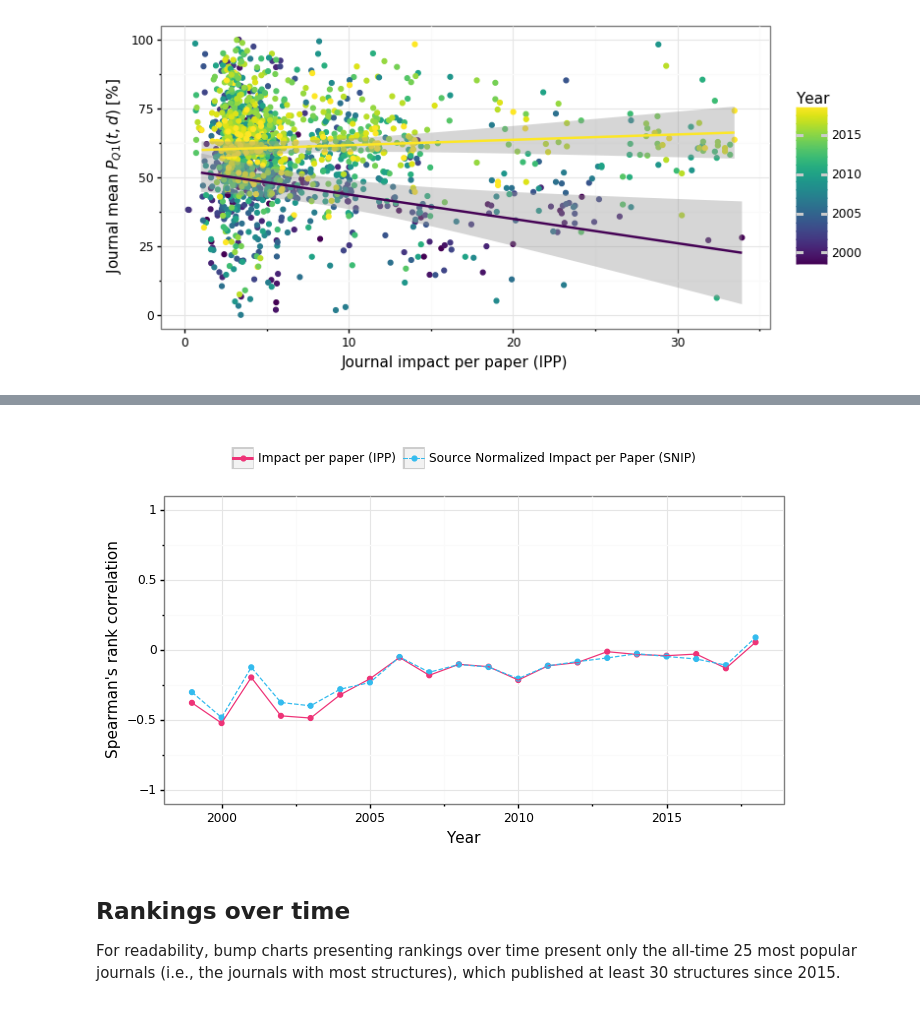
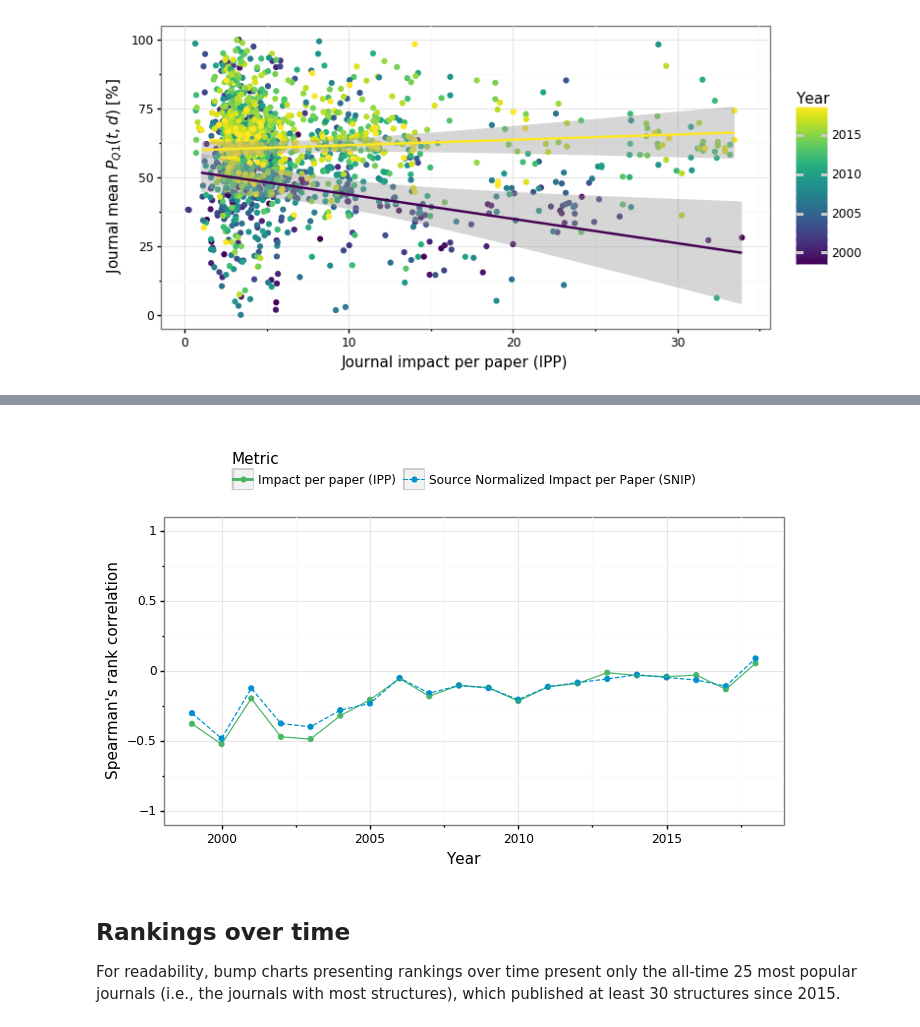
Before and after one commit to dabrze/pdb_structure_quality, a Jupyter notebook: PDB analysis.ipynb, the cells around one changed output, grey strips where cells are left out. Cells and saved outputs as stored; diff of their text form; code cells hidden in the pictures.

```diff
--- a/PDB analysis.ipynb
+++ b/PDB analysis.ipynb
@@ -1108,8 +1108,9 @@ with warnings.catch_warnings():
      facet_wrap('~Year', ncol=5) +
      geom_smooth(method="lm") +
      theme_bw() +
-     ylab("$P_{Q1}(t,d)$ [%]") +
-     theme(legend_position = "none", figure_size=(15, 15),
+     xlab("Impact per paper (IPP)") +
+     ylab("Mean journal $P_{Q1}(t,d)$ [%]") +
+     theme(legend_position = "none", figure_size=(15, 12),
           axis_text_x=element_text(colour="black"), axis_text_y=element_text(colour="black"))
     )
     p.save("results/images/journal_impact_vs_quality_years.svg")
@@ -1129,36 +1130,36 @@ for y in range(20):
     year = y+1999
 
     plot_years.append(year)
     plot_metrics.append("Impact per paper (IPP)")
     plot_correlations.append(spearmanr(ranking_for_year.loc[ranking_for_year.Year == year, "IPP"],
              ranking_for_year.loc[ranking_for_year.Year == year, "Q1(td) percentile"])[0])
 
     plot_years.append(year)
     plot_metrics.append("Source Normalized Impact per Paper (SNIP)")
     plot_correlations.append(spearmanr(ranking_for_year.loc[ranking_for_year.Year == year, "SNIP"],
              ranking_for_year.loc[ranking_for_year.Year == year, "Q1(td) percentile"])[0])
 
 
 correlations_df = pd.DataFrame({"Year": plot_years, "Correlation": plot_correlations, "Metric": plot_metrics})
 
 with warnings.catch_warnings():
     warnings.simplefilter("ignore")
     p = (ggplot(correlations_df, aes(x="Year", y="Correlation", color="Metric", linetype="Metric")) +
          geom_point() +
          geom_line() +
          theme_bw() +
          ylim(-1,1) +
          ylab("Spearman's rank correlation") +
-         scale_color_manual(values = ["#EE3377", "#33BBEE"]) +
-         theme(legend_position="top", legend_title=element_blank(),
+         scale_color_manual(values = ["#4AB668", "#0091CC"]) +
+         theme(legend_position="top",
                axis_text_x=element_text(colour="black"), axis_text_y=element_text(colour="black"))
     )
     p.save("results/images/impact_quality_correlation_over_time.svg")
     p.save("results/images/impact_quality_correlation_over_time.pdf")
 #     p = p + labs(title="Impact-quality correlation over time")
     p.draw();
 # %% [output]
-[figure, old version]
+[figure, new version]
 # %% [markdown]
 ## Rankings over time
 
```
Also changed, not shown: parts of 4 cells of this notebook, 14 other files.
